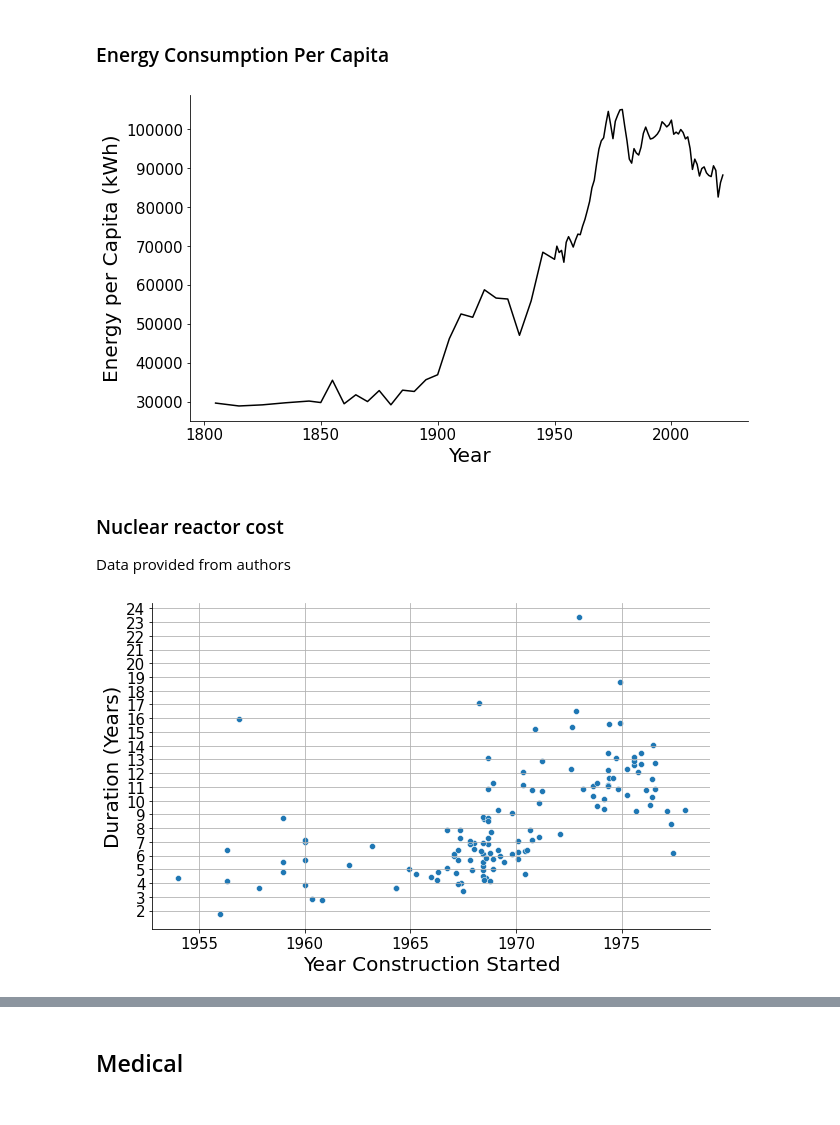
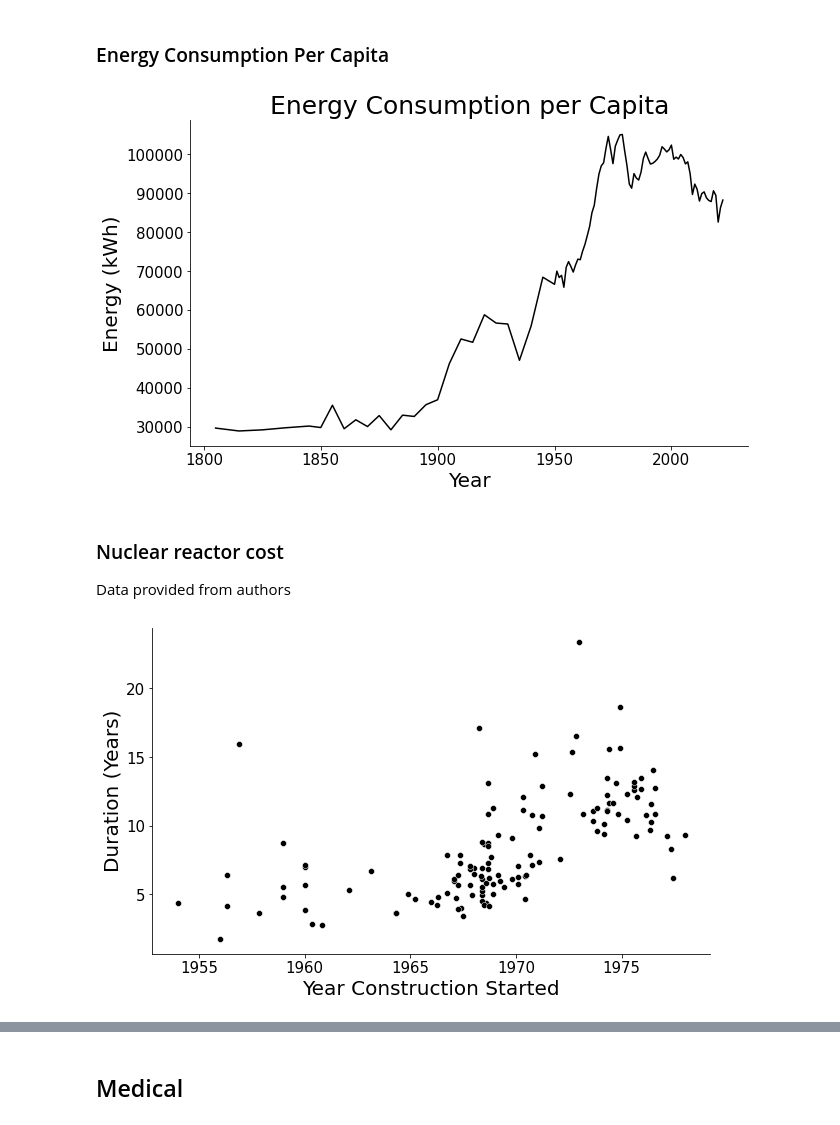
Before and after one commit to jordanott/BackToTheFuture, a Jupyter notebook: notebooks/government.ipynb, the cells around one changed output, grey strips where cells are left out. Cells and saved outputs as stored; diff of their text form; code cells hidden in the pictures.

Commit message:
Transparent legends; update nuclear plots

```diff
--- a/notebooks/government.ipynb
+++ b/notebooks/government.ipynb
@@ -641,11 +643,12 @@ QUADS_TO_KWH = 293071083333.33
 total_consumption["Per Capita"] *= QUADS_TO_KWH
 # %%
 sns.lineplot(x="Year", y="Per Capita", data=total_consumption, color="black")
-plt.ylabel("Energy per Capita (kWh)")
+plt.ylabel("Energy (kWh)")
+plt.title("Energy Consumption per Capita")
 
 plt.savefig("../images/energy_per_capita.png", transparent=True)
 # %% [output]
-[figure, old version]
+[figure, new version]
 # %% [markdown]
 ### Nuclear reactor cost
 Data provided from authors
@@ -668,13 +660,13 @@ reactors["Duration"] = reactors.Comm_Op_Year - reactors.Constr_Year
 # %%
 fig = plt.figure()
 ax = fig.gca()
-ax.set_yticks(np.arange(2, 25))
-plt.grid()
-sns.scatterplot(x="Constr_Year", y="Duration", data=reactors)
+# ax.set_yticks(np.arange(2, 25))
+# plt.grid()
+sns.scatterplot(x="Constr_Year", y="Duration", data=reactors, color="black")
 
 plt.ylabel("Duration (Years)")
 plt.xlabel("Year Construction Started")
 
 plt.savefig("../images/reactors_construction_year_vs_duration.png", transparent=True)
 # %% [output]
-[figure, old version]
+[figure, new version]
```
Also changed, not shown: parts of 5 cells of this notebook, 1 other file.
